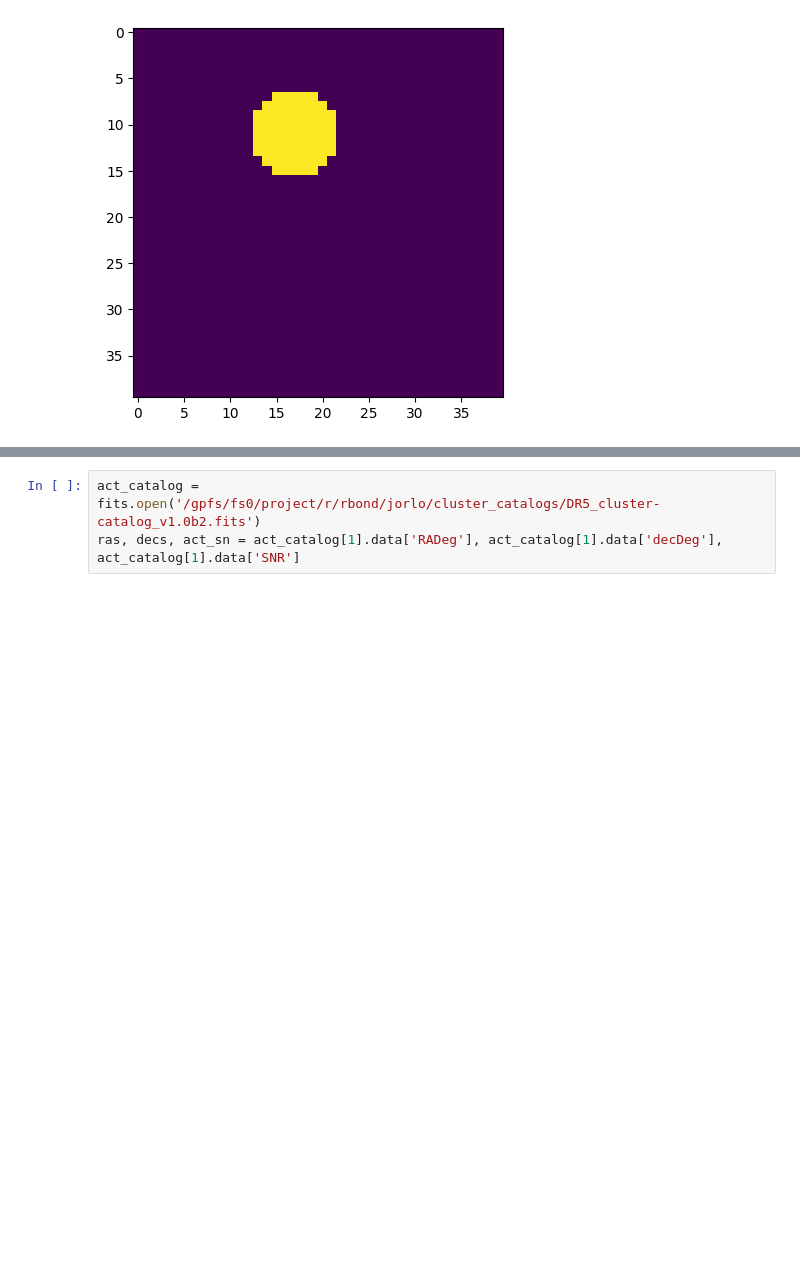
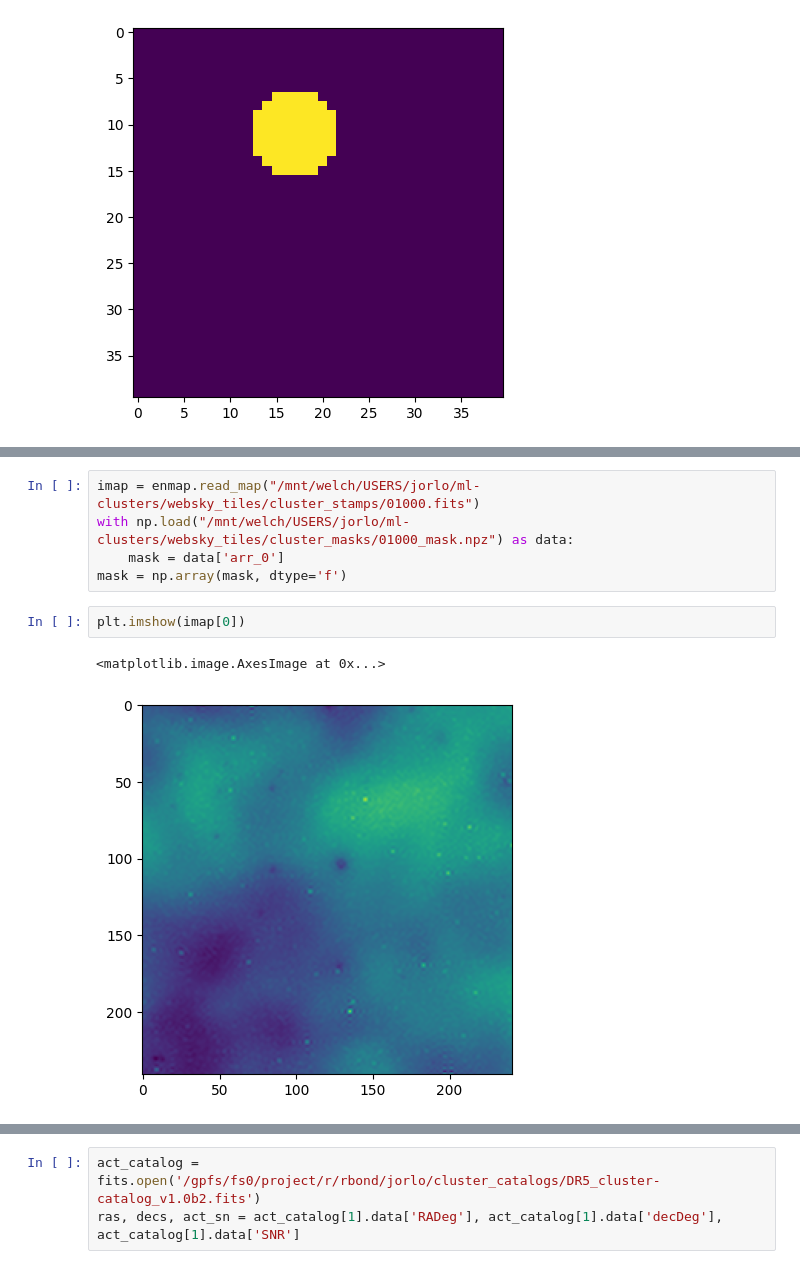
Before and after one commit to Sulla2012/ml-clusters, a Jupyter notebook: stamper_full.ipynb, the cells around one changed output, grey strips where cells are left out. Cells and saved outputs as stored; diff of their text form; blank space fills up the shorter version.

```diff
--- a/stamper_full.ipynb
+++ b/stamper_full.ipynb
@@ -276,0 +355,10 @@ array([0., 1., 2., 3., 4., 5., 6.])
+# %%
+imap = enmap.read_map("/mnt/welch/USERS/jorlo/ml-clusters/websky_tiles/cluster_stamps/01000.fits")
+with np.load("/mnt/welch/USERS/jorlo/ml-clusters/websky_tiles/cluster_masks/01000_mask.npz") as data:
+    mask = data['arr_0']
+mask = np.array(mask, dtype='f')
+# %%
+plt.imshow(imap[0])
+# %% [output]
+<matplotlib.image.AxesImage at 0x...>
+[figure, added]
```
Also changed, not shown: parts of 30 cells of this notebook, 1 other file.
